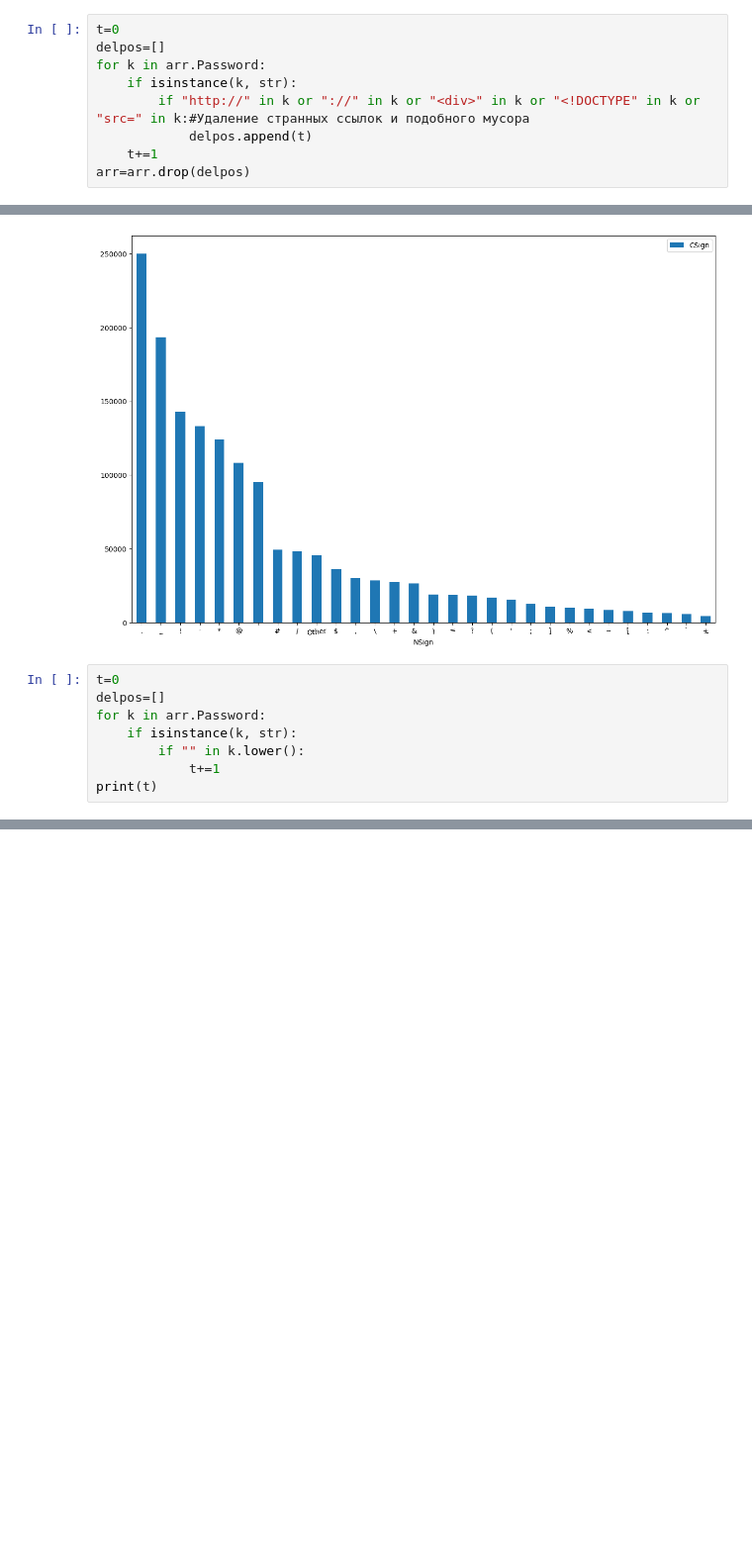
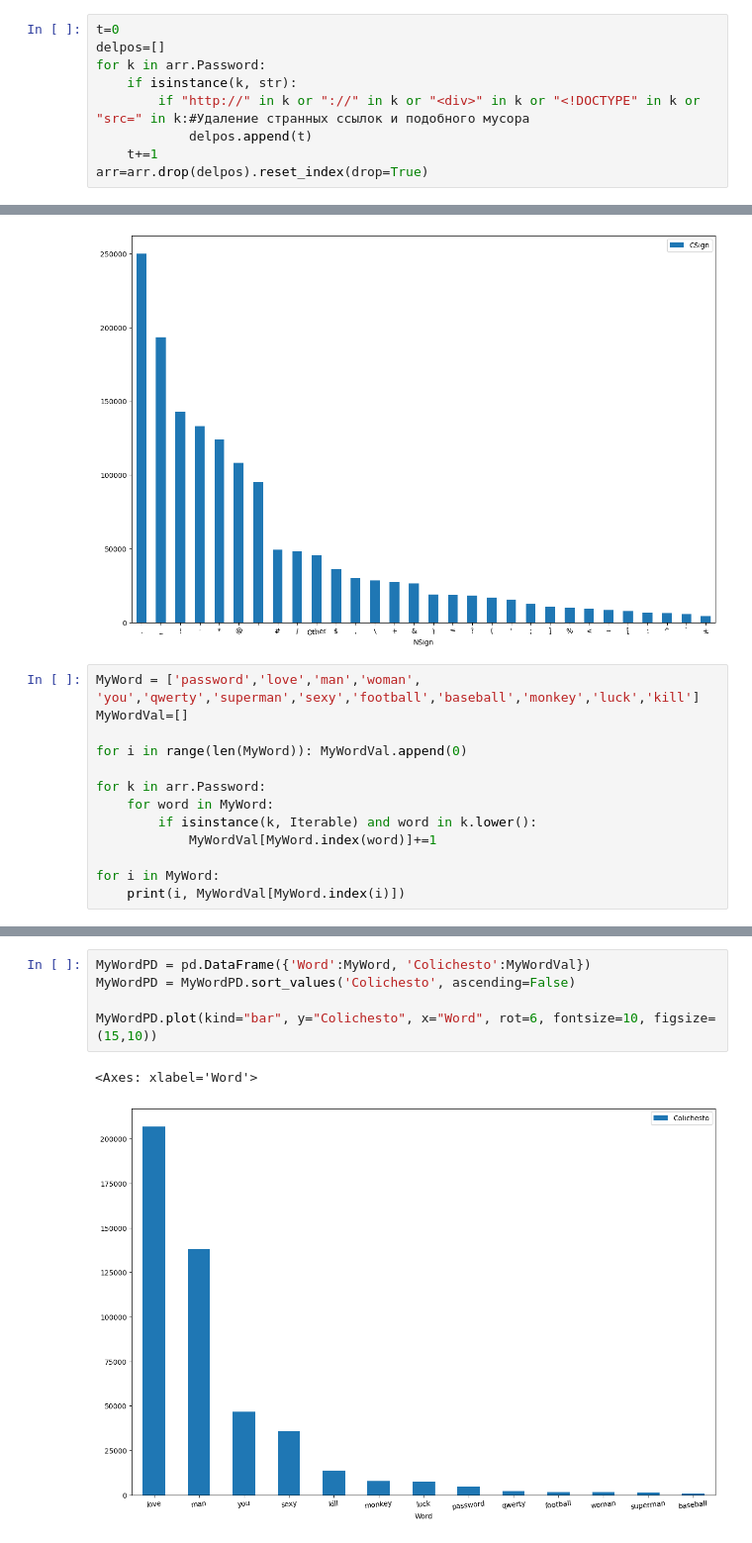
Before and after one commit to Nukutyn/PyProj, a Jupyter notebook: HW/DSISHW.ipynb, the cells around one changed output, grey strips where cells are left out. Shown: that part at 99% size. Cells and saved outputs as stored; diff of their text form; blank space fills up the shorter version.

```diff
--- a/HW/DSISHW.ipynb
+++ b/HW/DSISHW.ipynb
@@ -55,7 +39,7 @@ for k in arr.Password:
         if "http://" in k or "://" in k or "<div>" in k or "<!DOCTYPE" in k or "src=" in k:#Удаление странных ссылок и подобного мусора
             delpos.append(t)
     t+=1
-arr=arr.drop(delpos)
+arr=arr.drop(delpos).reset_index(drop=True)
 # %%
 t=0
 for k in arr.Password:
@@ -268,10 +252,15 @@ BarAlf.plot(kind="bar", y="CSign", x="NSign", rot=6, fontsize=10, figsize=(15,10
 <Axes: xlabel='NSign'>
 [figure]
 # %%
-t=0
-delpos=[]
+MyWord = ['password','love','man','woman', 'you','qwerty','superman','sexy','football','baseball','monkey','luck','kill']
+MyWordVal=[]
+
+for i in range(len(MyWord)): MyWordVal.append(0)
+
 for k in arr.Password:
-    if isinstance(k, str):
-        if "" in k.lower():
-            t+=1
-print(t)
+    for word in MyWord:
+        if isinstance(k, Iterable) and word in k.lower():
+            MyWordVal[MyWord.index(word)]+=1
+
+for i in MyWord:
+    print(i, MyWordVal[MyWord.index(i)])
@@ -277,0 +281,8 @@ print(t)
+# %%
+MyWordPD = pd.DataFrame({'Word':MyWord, 'Colichesto':MyWordVal})
+MyWordPD = MyWordPD.sort_values('Colichesto', ascending=False)
+
+MyWordPD.plot(kind="bar", y="Colichesto", x="Word", rot=6, fontsize=10, figsize=(15,10))
+# %% [output]
+<Axes: xlabel='Word'>
+[figure, added]
```
Also changed, not shown: parts of 5 cells of this notebook.
